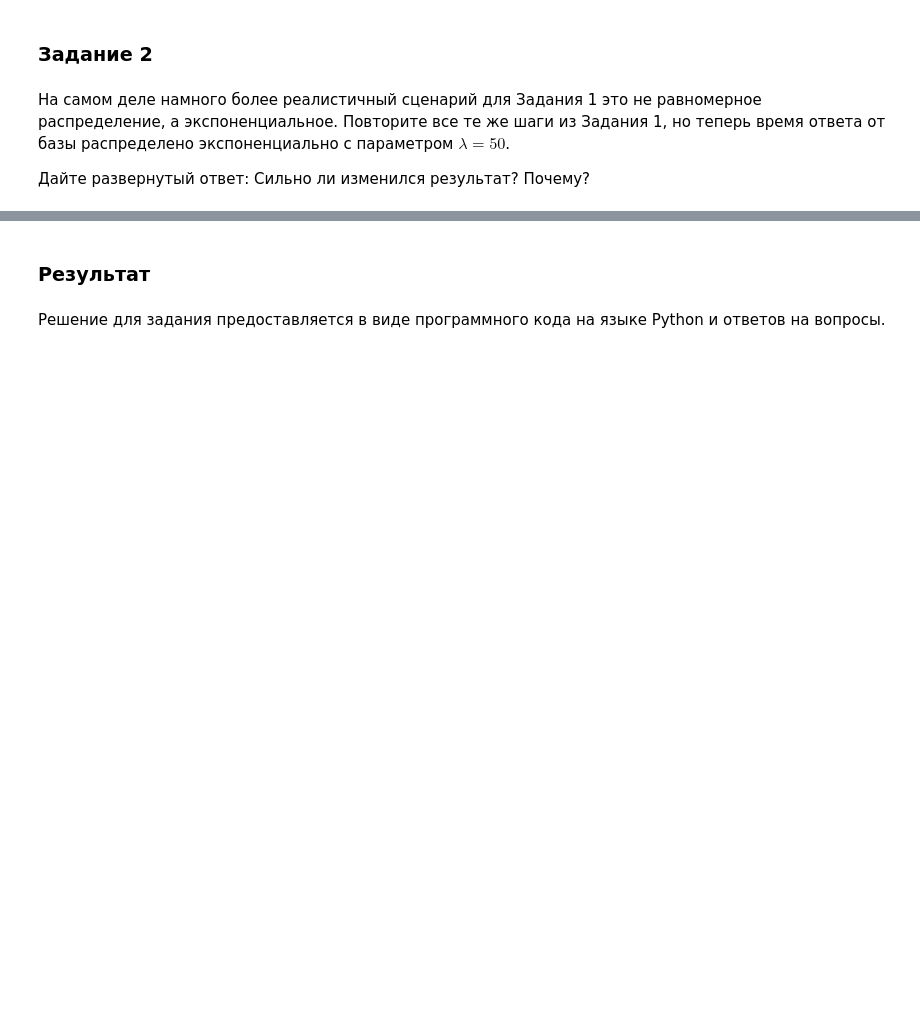
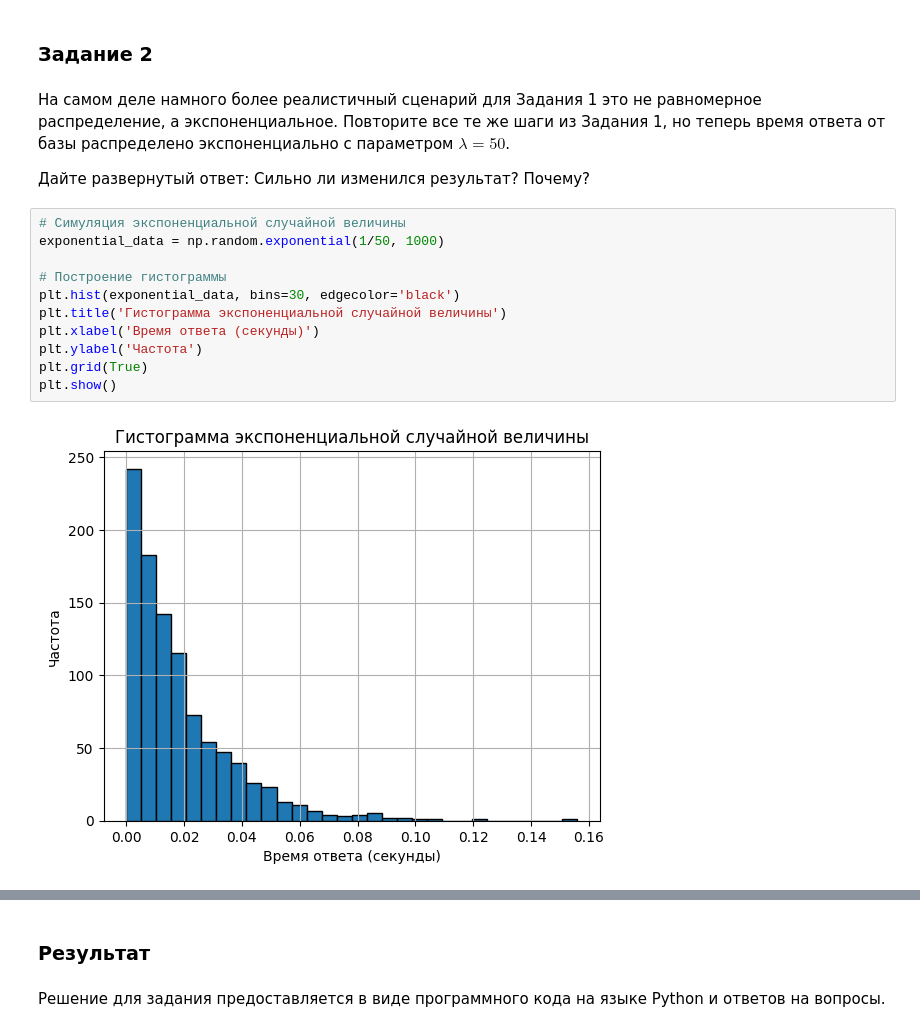
Before and after one commit to A-l-E-v/ML-Engineer, a Jupyter notebook: Math/11_4/11_4_syn_home_work_CLT.ipynb, the cells around one changed output, grey strips where cells are left out. Drawn from its saved outputs; the diff is of its cells as text; blank space fills up the shorter version.

```diff
--- a/Math/11_4/11_4_syn_home_work_CLT.ipynb
+++ b/Math/11_4/11_4_syn_home_work_CLT.ipynb
@@ -20,3 +57,16 @@
 На самом деле намного более реалистичный сценарий для Задания 1 это не равномерное распределение, а экспоненциальное. Повторите все те же шаги из Задания 1, но теперь время ответа от базы распределено экспоненциально с параметром $\lambda = 50$.
 
 Дайте развернутый ответ: Сильно ли изменился результат? Почему?
+# %%
+# Симуляция экспоненциальной случайной величины
+exponential_data = np.random.exponential(1/50, 1000)
+
+# Построение гистограммы
+plt.hist(exponential_data, bins=30, edgecolor='black')
+plt.title('Гистограмма экспоненциальной случайной величины')
+plt.xlabel('Время ответа (секунды)')
+plt.ylabel('Частота')
+plt.grid(True)
+plt.show()
+# %% [output]
+[figure, added]
```
Also changed, not shown: parts of 10 cells of this notebook.
